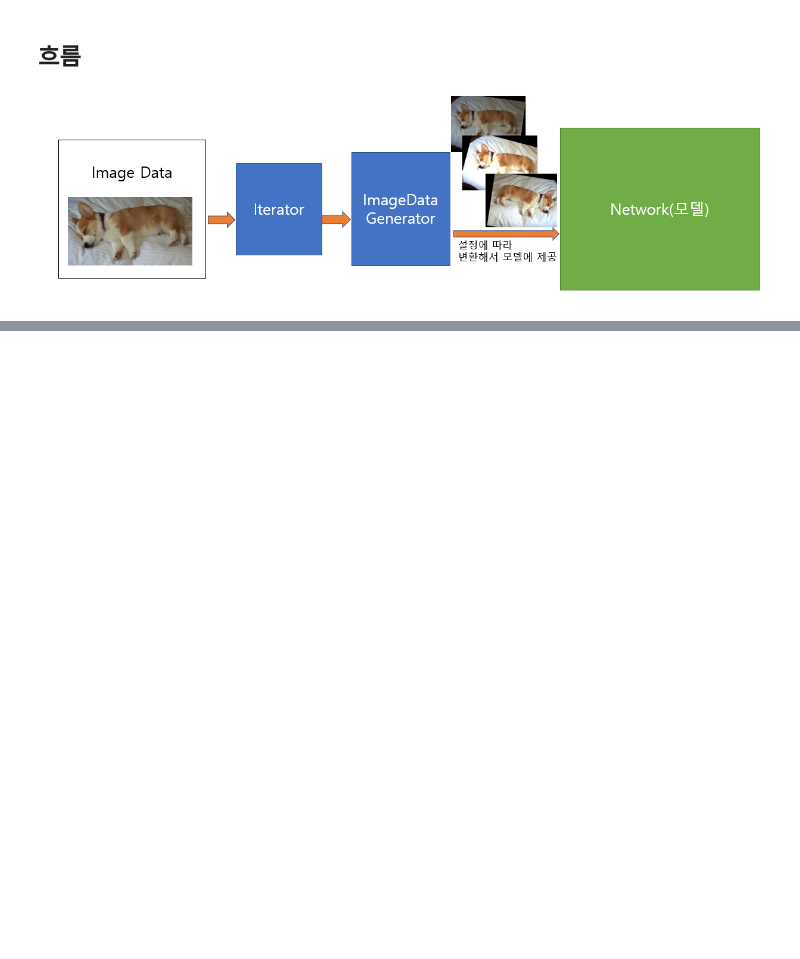
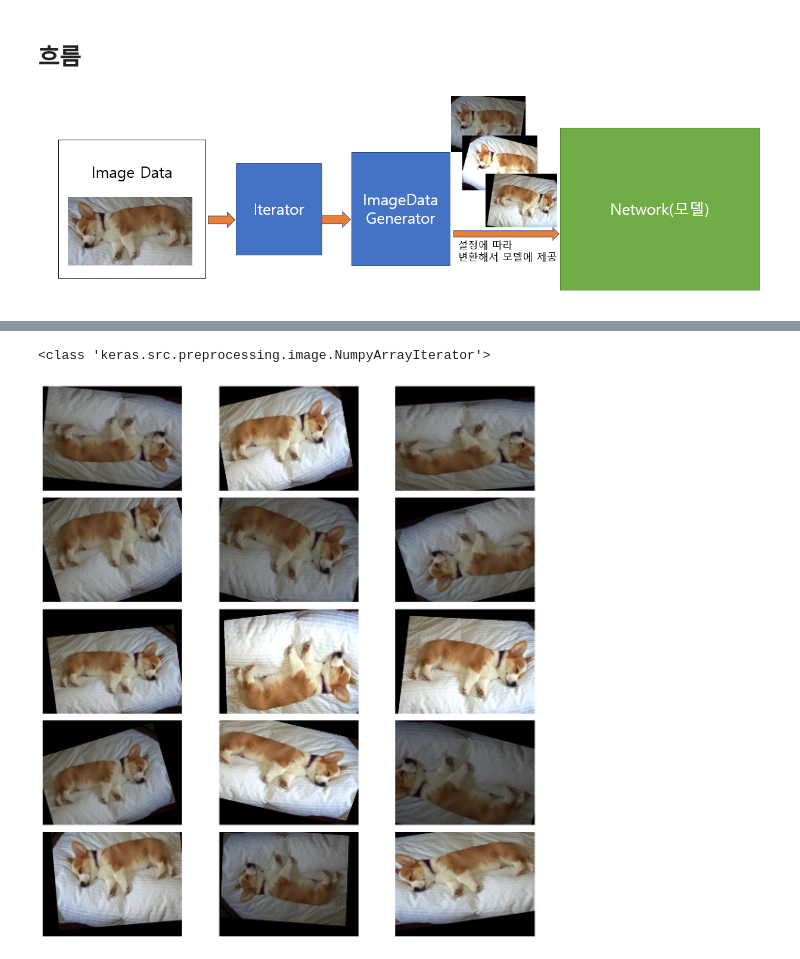
Before and after one commit to aaingyunii/Bootcamp_DeepLearning, a Jupyter notebook: 08_1_Image Augmentation과 ImageDataGenerator_exam.ipynb, the cells around one changed output, grey strips where cells are left out. Saved outputs shown, nothing was run; the diff lists cells and outputs as text; code cells hidden in the pictures; blank space fills up the shorter version.

```diff
--- a/08_1_Image Augmentation과 ImageDataGenerator_exam.ipynb
+++ b/08_1_Image Augmentation과 ImageDataGenerator_exam.ipynb
@@ -112,58 +135,68 @@ sample.shape
 # %%
-# Generator 생성
-datagen = ImageDataGenerator()
-print(type(datagen))
  # 각 pixcel에 rescale의 값(1./255)을 곱한다.
 # datagen = ImageDataGenerator(rescale=1./255)
 
-#좌우이동. 0~1사이 실수: width기준 비율.(좌:50% ~ 우:50%)
+#상하이동. 0~1사이 실수: width기준 비율.(위:50% ~ 아래:50%) ==> 현재는 width_shift가 상하이동 한다.
 # datagen = ImageDataGenerator(width_shift_range=0.5, fill_mode='constant')
 
-# 상하이동. 정수: -200 ~ 200 사이.
-# datagen = ImageDataGenerator(height_shift_range=200)
+# 좌우이동. 정수: -200pixcel ~ 200pixcel 사이. ==> 현재는 height_shift가 좌우이동 한다.
+# datagen = ImageDataGenerator(height_shift_range=200) # fill_mode = "nearest"(default)
 
 # 전단변환 => 평행사변형.
-# datagen = ImageDataGenerator(shear_range=50, fill_mode='constant')
+# datagen = ImageDataGenerator(shear_range=50, fill_mode='constant') # 꺾어지는 비율 shear_range
+                                                    # shear_range -> 값이 작으면 거의 변화없는거 처럼 보인다.
 
-# 회전 (-40 ~ 40)
+# 회전 (각도 : -40 ~ 40)
 # datagen = ImageDataGenerator(rotation_range=40, fill_mode='reflect')
+# datagen = ImageDataGenerator(rotation_range=40, fill_mode='constant') # 빈 공간을 확실하게 볼 수 있음
 
 # zooming (1: 원본), 1보다 크면 zoom in, 1보다 작으면 zoom out
-# datagen = ImageDataGenerator(zoom_range=2, fill_mode='constant')
+# datagen = ImageDataGenerator(zoom_range=2, fill_mode='constant') # zoom_range :[min, max] 범위를 지정할수있다.
+                                                            # 실수값 하나면 -> [1-실수,1+실수]
+                                                            # 즉 2면 -> [-1, 3]
+# datagen = ImageDataGenerator(zoom_range=[1,5], fill_mode='constant')
 
-# 밝기 (1: 원본) 0.3 ~ 1.3
+# 밝기 (1: 원본) 0.3 ~ 1.3 랜덤하게 선택.
 # datagen = ImageDataGenerator(brightness_range=(0.3,1.3))
+# datagen = ImageDataGenerator(brightness_range=(0.1,5))
 
+## 반전 : 픽셀들의 위치를 서로 바꾸는 것.
 # 좌우 반전
-# datagen = ImageDataGenerator(horizontal_flip=True)
+# datagen = ImageDataGenerator(horizontal_flip=True) # = True -> 랜덤하게 할 수도 있고, 안할 수도 있다.
 
 # 상하 반전
-# datagen = ImageDataGenerator(vertical_flip=True)
+# datagen = ImageDataGenerator(vertical_flip=True) # = True -> 랜덤하게 할 수도 있고, 안할 수도 있다.
 
-# datagen = ImageDataGenerator(
-# #                 rescale=1./255,
-#                 rotation_range=20,
-#                 width_shift_range=0.1,
-#                 height_shift_range=0.1,
-#                 zoom_range=0.2,
-#                 brightness_range=(0.5,1.5),
-#                 horizontal_flip=True,
-#                 vertical_flip=True,
-#                 shear_range=5,
-#                 fill_mode = 'constant'
-# )
+datagen = ImageDataGenerator(
+#                 rescale=1./255, # 검은색으로 보이기 때문에 다른것들을 확인할 수 없어 잠시 주석처리함.
+                rotation_range=20, # -20~ 20도 회전
+                width_shift_range=0.1, # 상하로 height의 -10~10% 기준으로 이동
+                height_shift_range=0.1, # 좌우로 width의 -10~10% 기준으로 이동
+                zoom_range=0.2, # [줌아웃, 줌인] -> [0.8, 1.2]
+                brightness_range=(0.5,1.5), # 0.5 ~ 1.5
+                horizontal_flip=True, # 좌우 반전
+                vertical_flip=True, # 상하 반전
+                shear_range=5, # 전단 변환 (평행사변형 형태로 이동)
+                fill_mode = 'constant' # 이동관련 변환 후 빈 공간은 0으로 채운다.
+)
 
 
-fig = plt.figure(figsize=(10,10))
+fig = plt.figure(figsize=(12,12))
 iterator = datagen.flow(sample, batch_size=1)
 
-# print(type(iterator))
+print(type(iterator))
+# print(next(iterator).shape) # 값들을 한번 제공 (batch size에 지정한 개수만큼 한번에 제공)
 
-for i in range(9):
-    plt.subplot(3,3,i+1)
-    batch = next(iterator)
+for i in range(15):
+    plt.subplot(5,3,i+1)
+    batch = next(iterator) # float32
+#     print(batch.min(), batch.max())
     img = batch[0].astype('uint8')
+    plt.axis("off")
     plt.imshow(img)
 
 plt.tight_layout()
 plt.show()
+# %% [output]
+<class 'keras.src.preprocessing.image.NumpyArrayIterator'>
+[figure, added]
```
Also changed, not shown: parts of 7 cells of this notebook.
